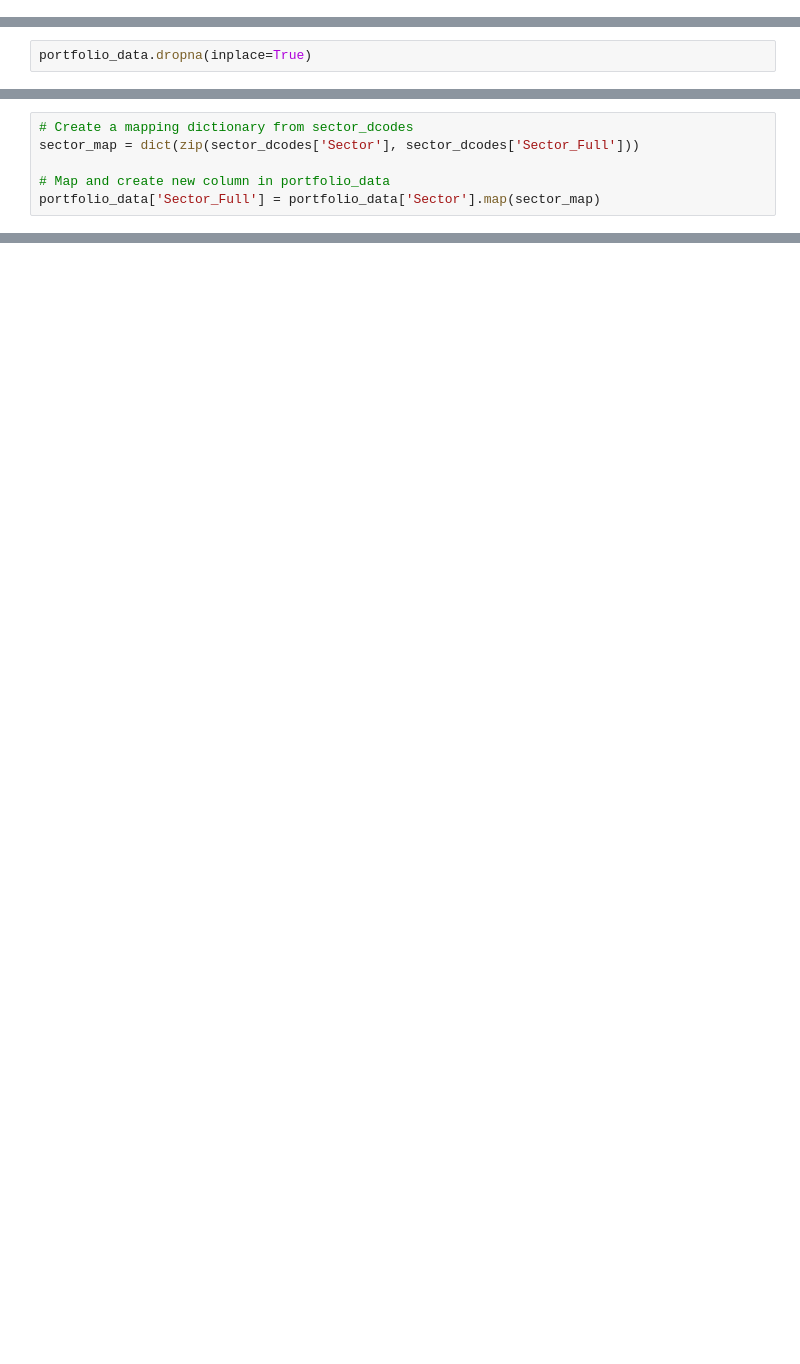
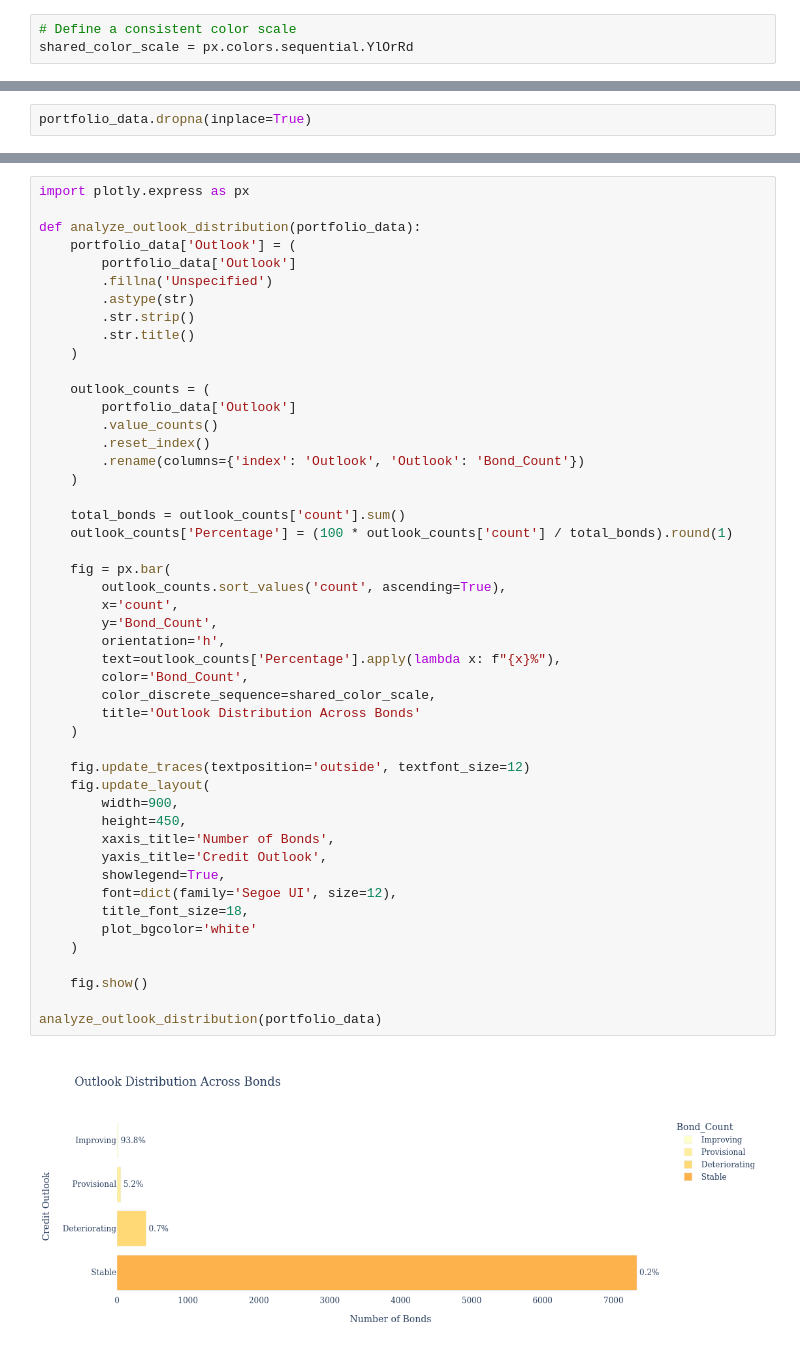
Before and after one commit to kaushalkuma-r/BLK-Assignment, a Jupyter notebook: analysis.ipynb, the cells around one changed output, grey strips where cells are left out. Drawn from its saved outputs; the diff is of its cells as text; blank space fills up the shorter version.

```diff
--- a/analysis.ipynb
+++ b/analysis.ipynb
@@ -222,0 +185,3 @@ dtype: object
+# %%
+# Define a consistent color scale
+shared_color_scale = px.colors.sequential.YlOrRd
@@ -766,6 +430,0 @@ location_data_unique.head()
-# %%
-# Create a mapping dictionary from sector_dcodes
-sector_map = dict(zip(sector_dcodes['Sector'], sector_dcodes['Sector_Full']))
-
-# Map and create new column in portfolio_data
-portfolio_data['Sector_Full'] = portfolio_data['Sector'].map(sector_map)
@@ -904,0 +431,50 @@ exposure_df
+# %%
+import plotly.express as px
+
+def analyze_outlook_distribution(portfolio_data):
+    portfolio_data['Outlook'] = (
+        portfolio_data['Outlook']
+        .fillna('Unspecified')
+        .astype(str)
+        .str.strip()
+        .str.title()
+    )
+
+    outlook_counts = (
+        portfolio_data['Outlook']
+        .value_counts()
+        .reset_index()
+        .rename(columns={'index': 'Outlook', 'Outlook': 'Bond_Count'})
+    )
+
+    total_bonds = outlook_counts['count'].sum()
+    outlook_counts['Percentage'] = (100 * outlook_counts['count'] / total_bonds).round(1)
+
+    fig = px.bar(
+        outlook_counts.sort_values('count', ascending=True),
+        x='count',
+        y='Bond_Count',
+        orientation='h',
+        text=outlook_counts['Percentage'].apply(lambda x: f"{x}%"),
+        color='Bond_Count',
+        color_discrete_sequence=shared_color_scale,
+        title='Outlook Distribution Across Bonds'
+    )
+
+    fig.update_traces(textposition='outside', textfont_size=12)
+    fig.update_layout(
+        width=900,
+        height=450,
+        xaxis_title='Number of Bonds',
+        yaxis_title='Credit Outlook',
+        showlegend=True,
+        font=dict(family='Segoe UI', size=12),
+        title_font_size=18,
+        plot_bgcolor='white'
+    )
+
+    fig.show()
+
+analyze_outlook_distribution(portfolio_data)
+# %% [output]
+[figure, added]
```
Also changed, not shown: parts of 64 cells of this notebook, 15 other files.
